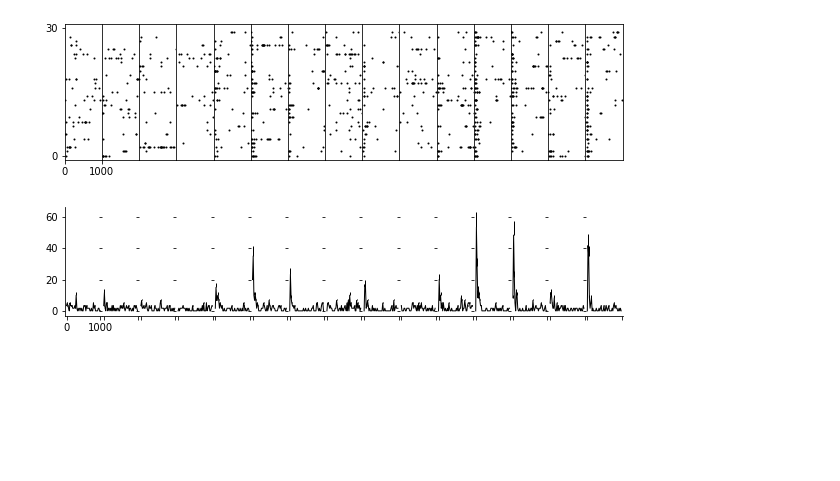
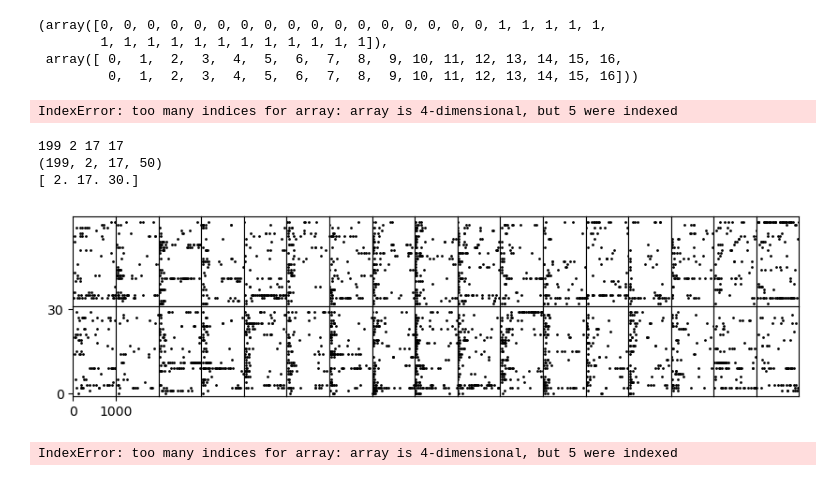
Before and after one commit to feldheimlab/auditoryAnalysis, a Jupyter notebook: stimfileRead.ipynb, the cells around one changed output. Saved outputs shown, nothing was run; the diff lists cells and outputs as text; code cells hidden in the pictures; blank space fills up the shorter version.

Commit message:
updated functions to include more than one type of pattern

```diff
--- a/stimfileRead.ipynb
+++ b/stimfileRead.ipynb
@@ -306,5 +370,5 @@ def PatternRaster(pattern2d, timerange=None):
 # %%
-wd = '/media/feldheimlab/Seagate Expansion Drive/processedL5/2023-02-03-0/data001,data002,data003,data004,data005,data006,data007,data008,data009,data010,data011/'
+wd = '/Volumes/PCR DATA/2023-02-03-0/data001,data002,data003,data004,data005,data006,data007,data008,data009,data010,data011/'
 
 asdf = scipy.io.loadmat(wd + 'asdf.mat')['asdf_raw']
 IDs = scipy.io.loadmat(wd + 'asdf.mat')['IDs']
@@ -316,20 +380,32 @@ datasets = np.concatenate([[0],np.squeeze(scipy.io.loadmat(wd + 'segmentlengths.
 rise = np.squeeze(scipy.io.loadmat(wd + 'ttlTimes.mat')['ttlTimes'])
 segmentseparations =  np.concatenate([[0],np.squeeze(scipy.io.loadmat(wd + 'segmentlengths.mat')['segmentseparations'])])
 # %%
-stims, num_stim = readStimFile(stimdir, file)
+stimdir = '/Volumes/PCR DATA/python/Auditory/stimgen/muscimol/'
+file = 'fullfield.txt'
 
-print('Number of stimulations')
-print(num_stim)
-print('\nStimulations order')
+stims, num_stim, stim_ind = readStimFile(stimdir, file)
+
+if len(num_stim) != len(stim_ind):
+    n_stim = 1
+    for stim in num_stim:
+        n_stim *= len(stim)
+    print('Number of stimulations: ', n_stim)
+    print(num_stim)
+else:
+    print('Number of stimulations: ', len(num_stim))
+    print(num_stim)
+
+print('\nStimulations order: ', stims.shape)
 print(stims)
 
-seg = 4
+print('\nUnique indices: ', stim_ind.shape)
+print(stim_ind)
+
+seg = 1
 timewindow = [0,1000] #all time parameters given in ms
 timeBinSz = 20
 ttls = getTTLseg(seg = seg, ttls=rise, datasets=datasets)
 
 pattern, ttlarray = patternGen(asdf, ttls, stims, num_stim, datasets[seg],  window=timewindow, force=True)
-
-fr = PatternToCount(pattern3d=pattern[0], timeBinSz=timeBinSz, timerange=timewindow, vis=False)
 # %% [output]
 Reading file:
@@ -352,24 +428,40 @@ Number of stimulations do not match the number of ttls captured
+# %%
+pattern
+# %% [output]
+(array([0, 0, 0, 0, 0, 0, 0, 0, 0, 0, 0, 0, 0, 0, 0, 0, 0, 1, 1, 1, 1, 1,
+        1, 1, 1, 1, 1, 1, 1, 1, 1, 1, 1, 1]),
+ array([ 0,  1,  2,  3,  4,  5,  6,  7,  8,  9, 10, 11, 12, 13, 14, 15, 16,
+         0,  1,  2,  3,  4,  5,  6,  7,  8,  9, 10, 11, 12, 13, 14, 15, 16]))
+# %%
+fr[noi,:,:,:,:].shape
+# %% [output]
+IndexError: too many indices for array: array is 4-dimensional, but 5 were indexed
 # %%
 noi = 33
+print(len(pattern[0]), len(pattern[0][0]), len(pattern[0][0][0]), len(pattern[0][0][0]))
+fr = PatternToCount(pattern3d=pattern[0], timeBinSz=timeBinSz, timerange=timewindow, vis=False)
+print(fr.shape)
+PatternRaster3d(pattern3d=pattern[0][noi], timerange=timewindow)
 
-PatternRaster(pattern2d=pattern[0][noi], timerange=timewindow)
+nmean = np.mean(fr[noi,:,:,:,:]*1000/timeBinSz, axis = 1)
+nsem = np.mean(fr[noi,:,:,:,:]*1000/timeBinSz, axis = 1)/np.sqrt(30)
 
-nmean = np.mean(fr[noi,:,:,:]*1000/timeBinSz, axis = 1)
-nsem = np.mean(fr[noi,:,:,:]*1000/timeBinSz, axis = 1)/np.sqrt(30)
-fig, axs = plt.subplots(1,15, figsize =(10,2), sharey=True)
+fig, axs = plt.subplots(1,len(stim_ind), figsize =(10,2), sharey=True)
 xs = np.arange(fr.shape[-1])
-
-for i in range(15):
+for i in range(len(stim_ind)):
     axs[i].errorbar(xs, nmean[i], yerr=[np.zeros_like(nsem[i]), nsem[i]], color='k', linewidth=1)
     if i != 0:
         axs[i].set_xticklabels([])
         axs[i].spines[['left','right', 'top']].set_visible(False)
     else:
         axs[i].spines[['right', 'top']].set_visible(False)
 axs[0].set_xticks([xs[0], xs[-1]])
 axs[0].set_xticklabels(timewindow)
 plt.subplots_adjust(wspace=0, hspace=0)
 plt.show()
 # %% [output]
+199 2 17 17
+(199, 2, 17, 50)
+[ 2. 17. 30.]
-[figure, old version]
+[figure, new version]
-[figure, removed]
+IndexError: too many indices for array: array is 4-dimensional, but 5 were indexed
```
Also changed, not shown: parts of 6 cells of this notebook.
